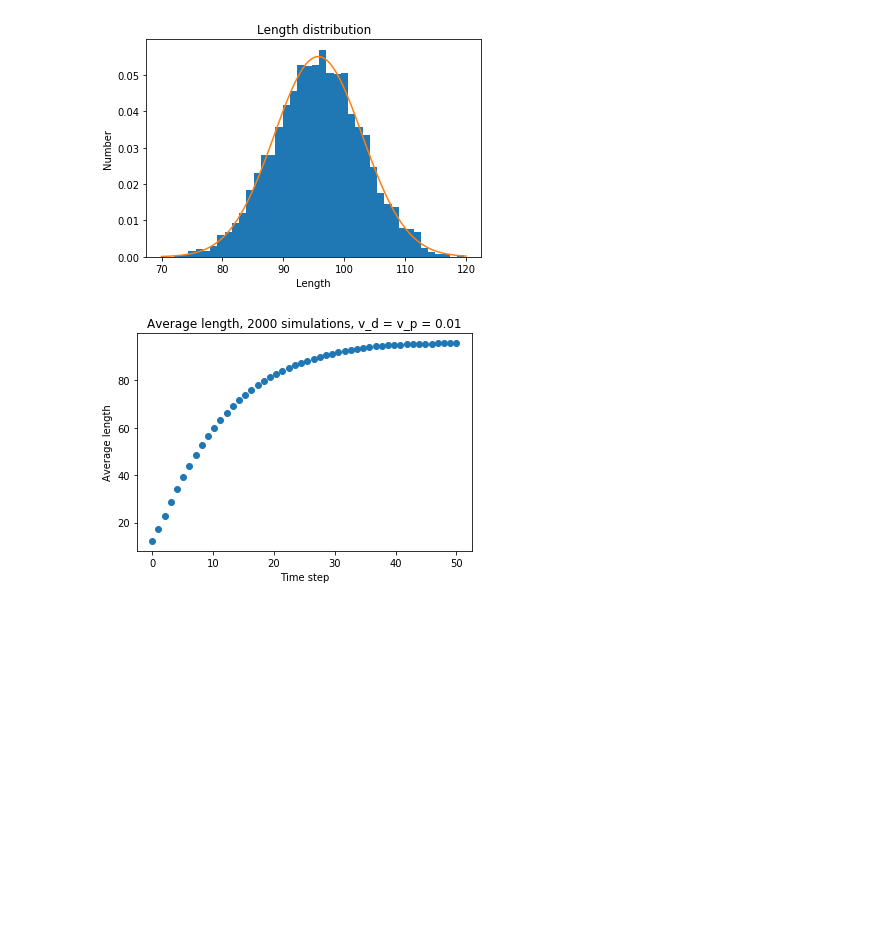
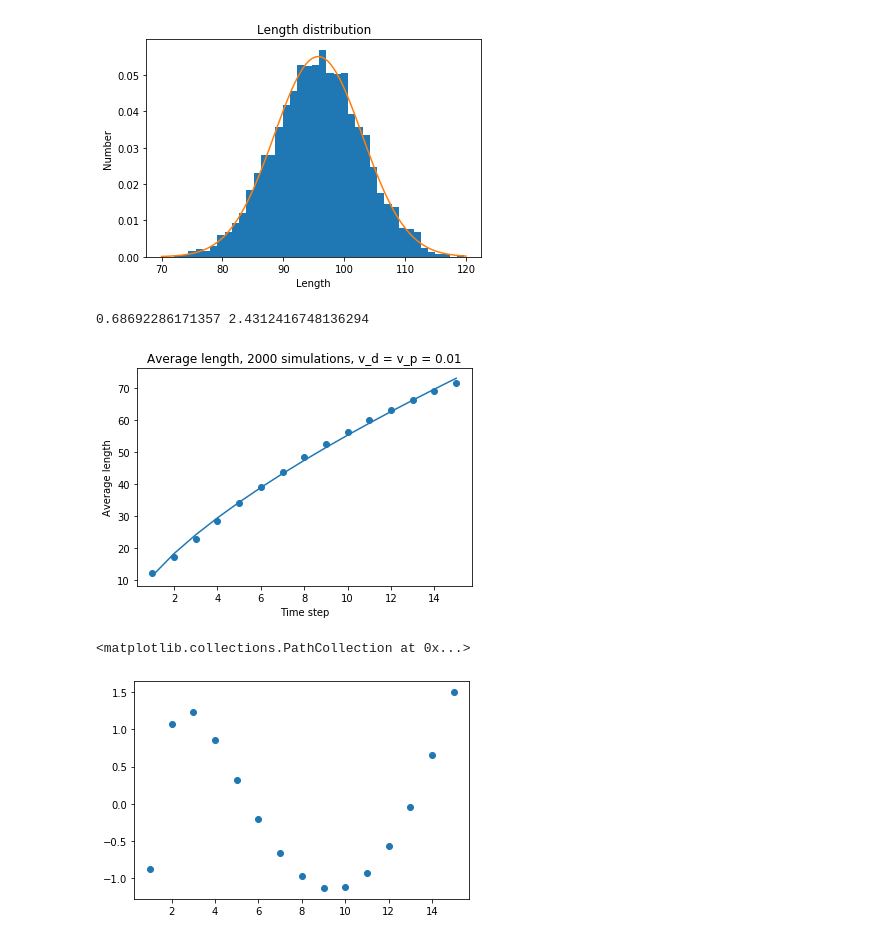
Before and after one commit to Terasuki/UG-PX402-ActiveMatter-2022-23, a Jupyter notebook: graphs.ipynb, the cells around one changed output. Saved outputs shown, nothing was run; the diff lists cells and outputs as text; code cells hidden in the pictures; blank space fills up the shorter version.

```diff
--- a/graphs.ipynb
+++ b/graphs.ipynb
@@ -125,7 +195,27 @@ bothPositions(rods, motors, numberOfRods)
 lengthDistribution(length)
 # %% [output]
 [figure]
-# %%
-averageLengthEvolution(allLengths)
-# %% [output]
-[figure, removed]
+# %%
+means = np.zeros(allLengths[0, :].size)
+for tstep in range(0, allLengths[0, :].size):
+    mean = np.mean(allLengths[:, tstep])
+    means[tstep] = mean
+
+print(a,b)
+def power_t(x, a, b):
+    return np.exp(b)*np.power(x, a)
+x = np.linspace(1, means.size-185, means.size-185)
+#plt.plot(np.linspace(0, means.size, means.size), (means))
+plt.xlabel('Time step')
+plt.ylabel('Average length')
+plt.title('Average length, 2000 simulations, v_d = v_p = 0.01')
+plt.scatter(x, means[:15])
+plt.plot(x, power_t(x, a, b))
+
+plt.show()
+plt.scatter(x, np.subtract(power_t(x, a,b), means[:15]))
+# %% [output]
+0.68692286171357 2.4312416748136294
+[figure, added]
+<matplotlib.collections.PathCollection at 0x...>
+[figure, added]
```
Also changed, not shown: parts of 9 cells of this notebook, 1 other file.
